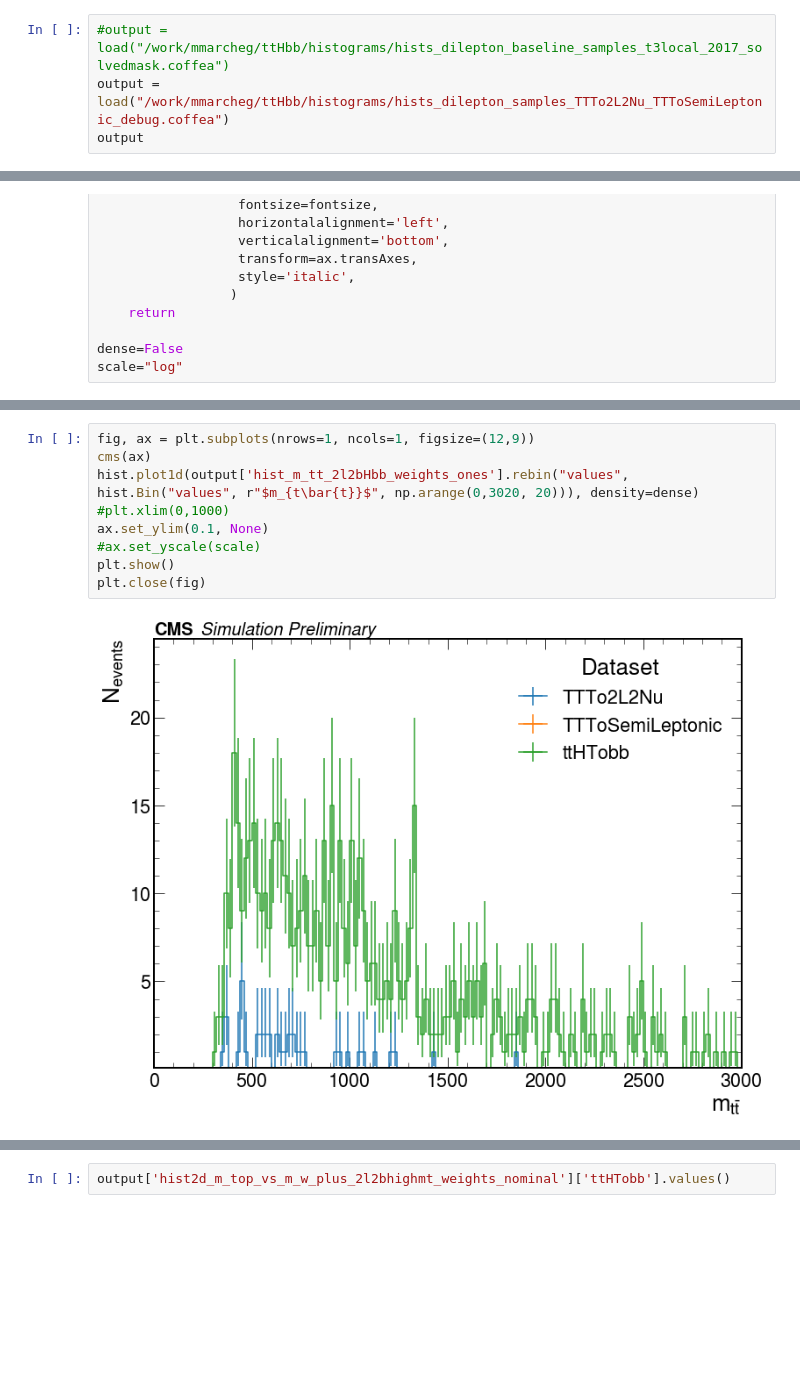
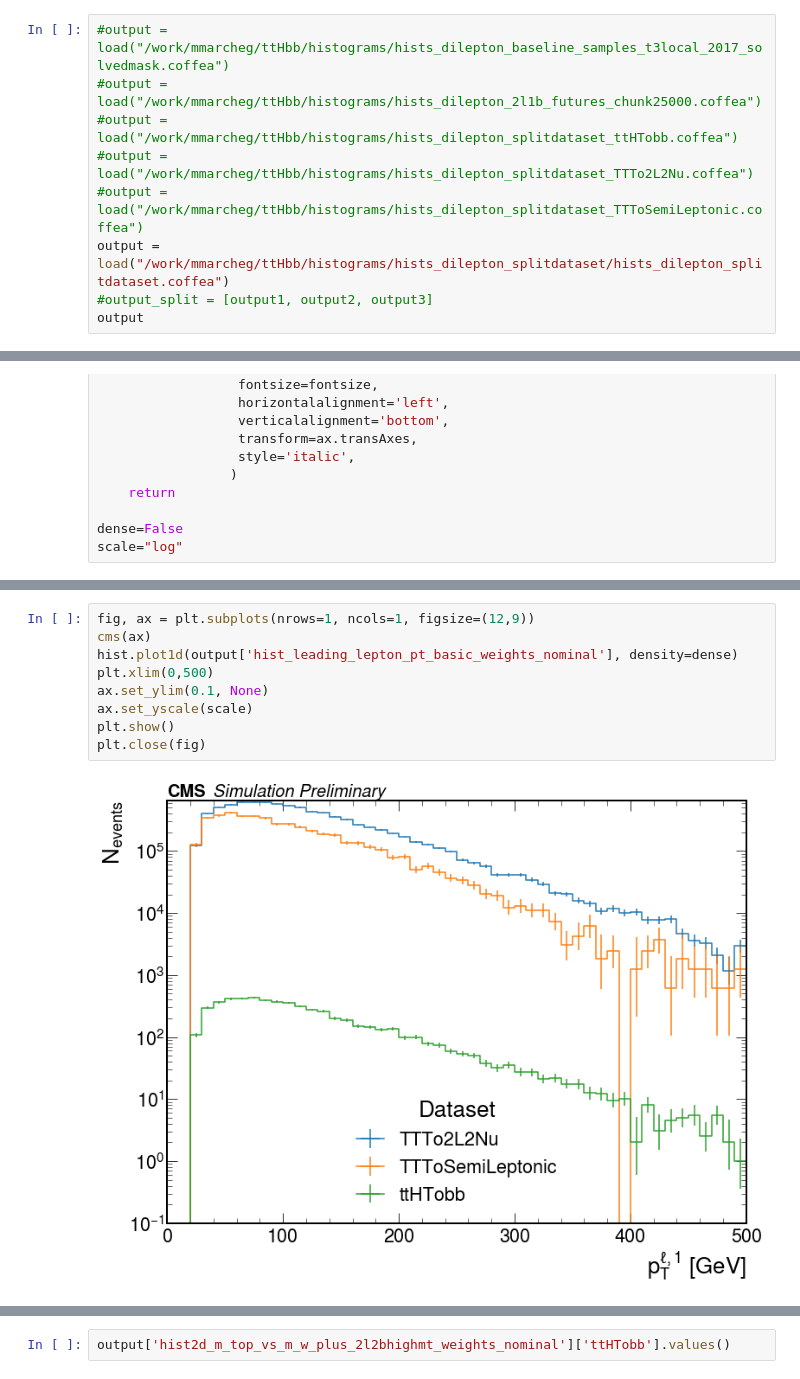
Before and after one commit to mmarchegiani/ttHbb, a Jupyter notebook: make_some_plots.ipynb, the cells around one changed output, grey strips where cells are left out. Drawn from its saved outputs; the diff is of its cells as text; blank space fills up the shorter version.

```diff
--- a/make_some_plots.ipynb
+++ b/make_some_plots.ipynb
@@ -10,7 +10,12 @@ from coffea.hist import plot
 import os
 # %%
 #output = load("/work/mmarcheg/ttHbb/histograms/hists_dilepton_baseline_samples_t3local_2017_solvedmask.coffea")
-output = load("/work/mmarcheg/ttHbb/histograms/hists_dilepton_samples_TTTo2L2Nu_TTToSemiLeptonic_debug.coffea")
+#output = load("/work/mmarcheg/ttHbb/histograms/hists_dilepton_2l1b_futures_chunk25000.coffea")
+#output = load("/work/mmarcheg/ttHbb/histograms/hists_dilepton_splitdataset_ttHTobb.coffea")
+#output = load("/work/mmarcheg/ttHbb/histograms/hists_dilepton_splitdataset_TTTo2L2Nu.coffea")
+#output = load("/work/mmarcheg/ttHbb/histograms/hists_dilepton_splitdataset_TTToSemiLeptonic.coffea")
+output = load("/work/mmarcheg/ttHbb/histograms/hists_dilepton_splitdataset/hists_dilepton_splitdataset.coffea")
+#output_split = [output1, output2, output3]
 output
 # %% [output]
 {'sumw': defaultdict_accumulator(float,
@@ -155,11 +192,11 @@ plt.close(fig)
 # %%
 fig, ax = plt.subplots(nrows=1, ncols=1, figsize=(12,9))
 cms(ax)
-hist.plot1d(output['hist_m_tt_2l2bHbb_weights_ones'].rebin("values", hist.Bin("values", r"$m_{t\bar{t}}$", np.arange(0,3020, 20))), density=dense)
-#plt.xlim(0,1000)
+hist.plot1d(output['hist_leading_lepton_pt_basic_weights_nominal'], density=dense)
+plt.xlim(0,500)
 ax.set_ylim(0.1, None)
-#ax.set_yscale(scale)
+ax.set_yscale(scale)
 plt.show()
 plt.close(fig)
 # %% [output]
-[figure, old version]
+[figure, new version]
```
Also changed, not shown: parts of 30 cells of this notebook, 1 other file.
